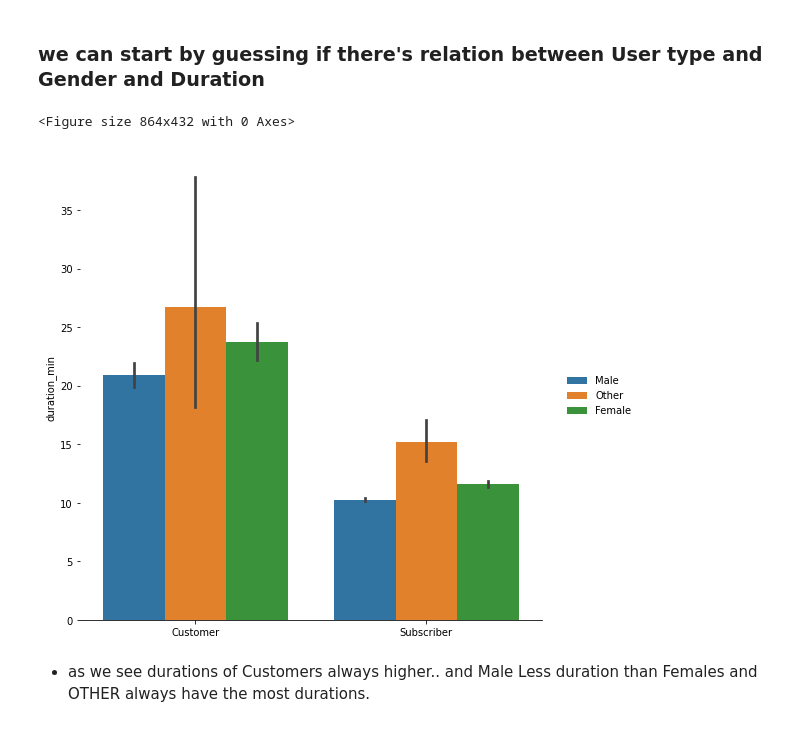
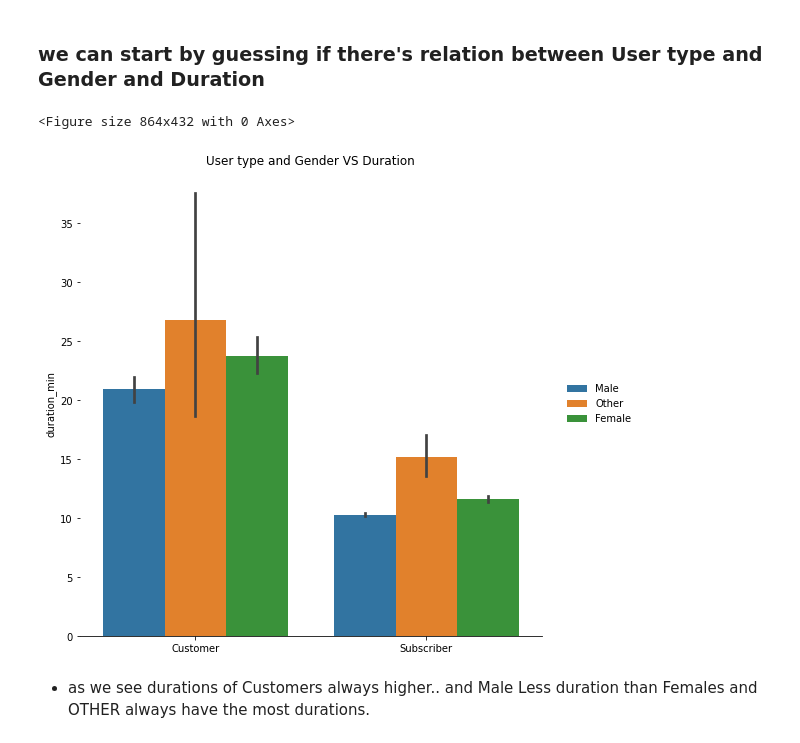
Before and after one commit to Theabdelkader/Communicate-Data-Findings-Ford-GoBike-System, a Jupyter notebook: exploration_template.ipynb, the cells around one changed output. Cells and saved outputs as stored; diff of their text form; code cells hidden in the pictures.

```diff
--- a/exploration_template.ipynb
+++ b/exploration_template.ipynb
@@ -664,18 +664,19 @@ we can say that that these groups of stations are in cities and have long high w
 # %%
 # from https://seaborn.pydata.org/examples/index.html we can choose favorites plots
 # hue is the third input ,
 plt.figure(figsize=(12,6));
 g = sb.catplot(
     data=df, kind="bar",
     x="user_type", y="duration_min", hue="member_gender",
      height=7
 );
 g.despine(left=True);
 g.set_axis_labels("", "duration_min");
 g.legend.set_title("");
+plt.title('User type and Gender VS Duration');
 # %% [output]
 <Figure size 864x432 with 0 Axes>
-[figure, old version]
+[figure, new version]
 # %% [markdown]
 - as we see durations of Customers always higher.. and Male Less duration than Females and OTHER always have the most durations.
 # %% [markdown]
```
Also changed, not shown: 2 other files.
